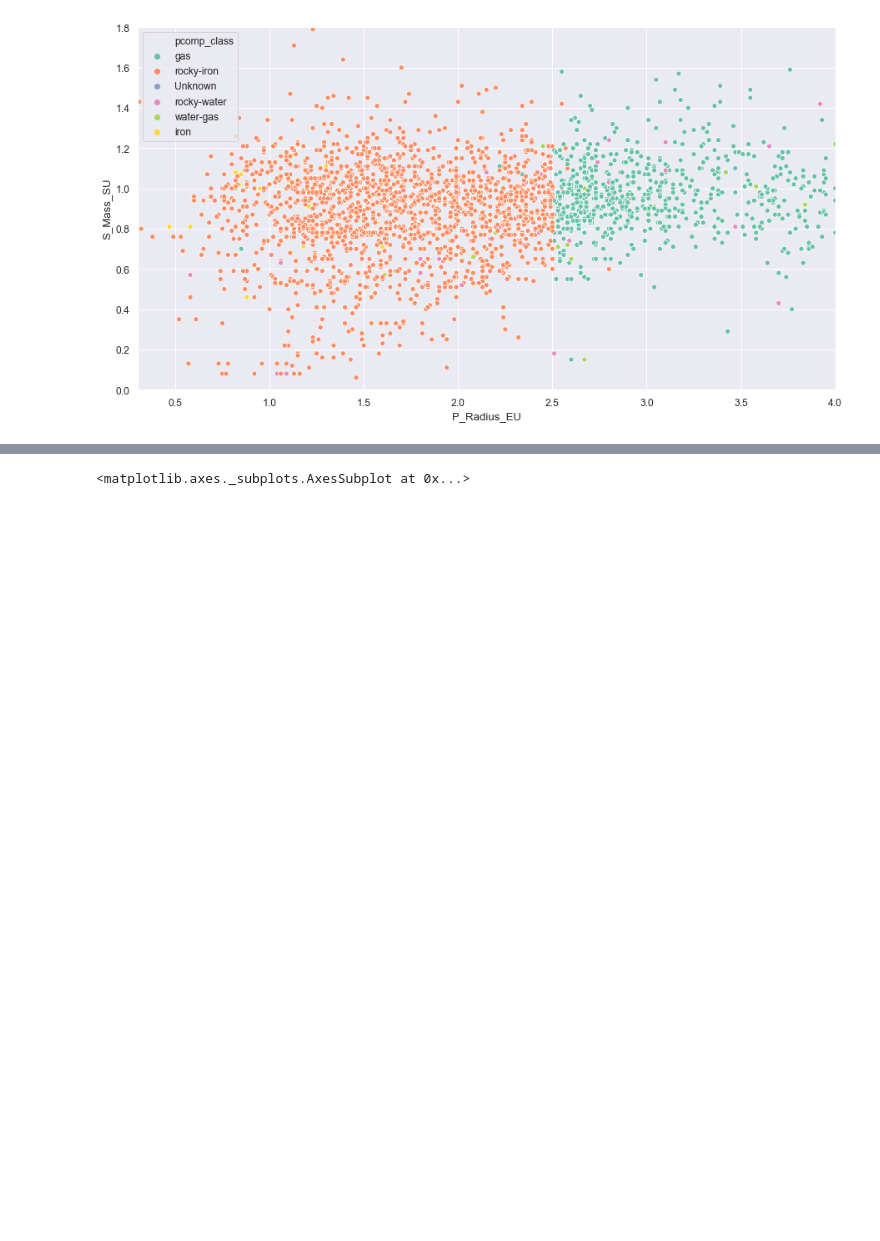
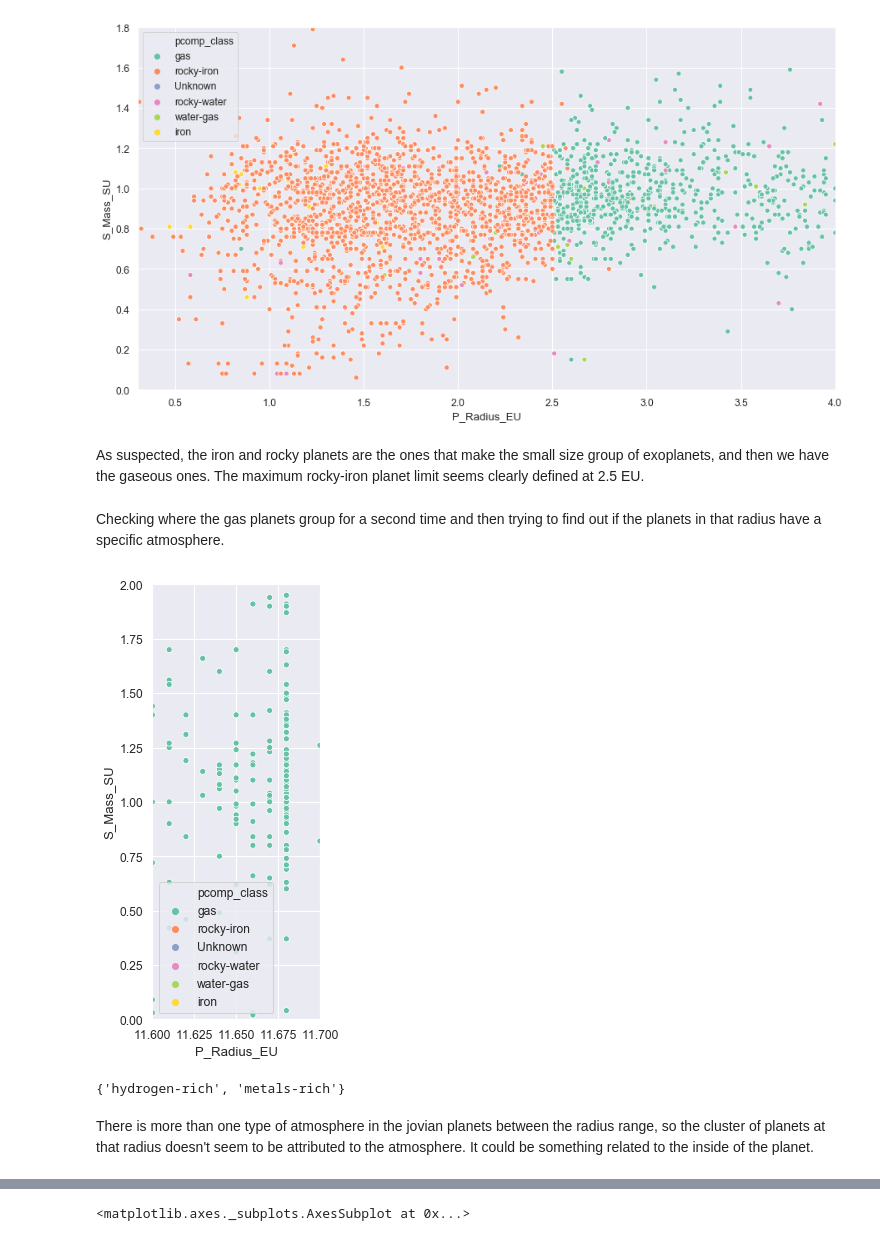
Before and after one commit to annaviper/exoplanets, a Jupyter notebook: 2. Exploratory and Statistical analysis/phl.ipynb, the cells around one changed output, grey strips where cells are left out. Saved outputs shown, nothing was run; the diff lists cells and outputs as text; code cells hidden in the pictures; blank space fills up the shorter version.

```diff
--- a/2. Exploratory and Statistical analysis/phl.ipynb
+++ b/2. Exploratory and Statistical analysis/phl.ipynb
@@ -378,3 +372,27 @@ plt.xlim([0.3, 4])
 plt.show()
 # %% [output]
 [figure]
+# %% [markdown]
+As suspected, the iron and rocky planets are the ones that make the small size group of exoplanets, and then we have the gaseous ones. The maximum rocky-iron planet limit seems clearly defined at 2.5 EU.
+# %% [markdown]
+Checking where the gas planets group for a second time and then trying to find out if the planets in that radius have a specific atmosphere.
+# %%
+plt.figure(figsize=(3,8))
+sns.set_style("darkgrid")
+sns.scatterplot(x='P_Radius_EU', y='S_Mass_SU', hue='pcomp_class', data=phl)
+plt.ylim([0, 2])
+plt.xlim([11.6, 11.7])
+plt.show()
+# %% [output]
+[figure, added]
+# %%
+rad_atm = phl[['P_Atmosphere_Class', 'P_Radius_EU']]
+rad_atm = rad_atm.dropna()
+rad_atm.head()
+
+rad_atm2 = rad_atm[(rad_atm['P_Radius_EU'] > 11.5) & (rad_atm['P_Radius_EU'] < 11.7)]
+set(rad_atm2['P_Atmosphere_Class'])
+# %% [output]
+{'hydrogen-rich', 'metals-rich'}
+# %% [markdown]
+There is more than one type of atmosphere in the jovian planets between the radius range, so the cluster of planets at that radius doesn't seem to be attributed to the atmosphere. It could be something related to the inside of the planet.
```
Also changed, not shown: parts of 35 cells of this notebook.
